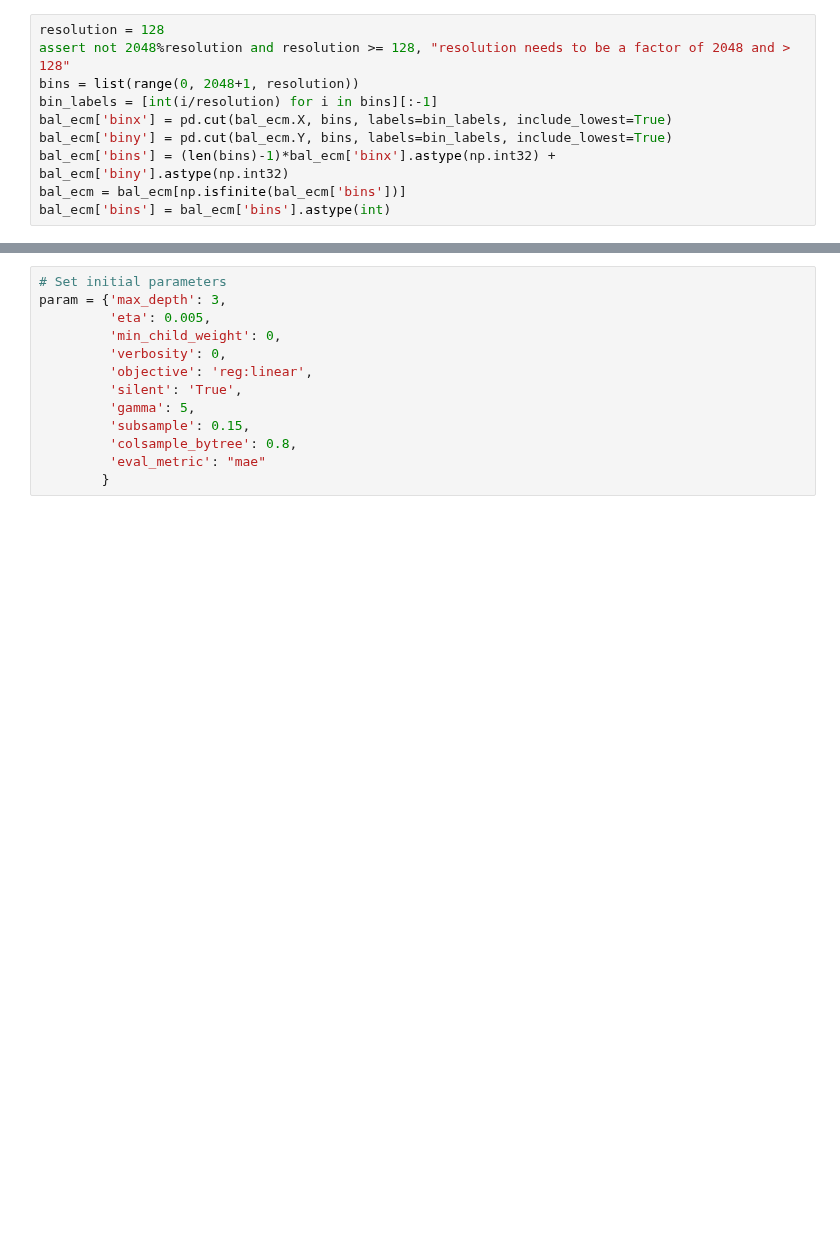
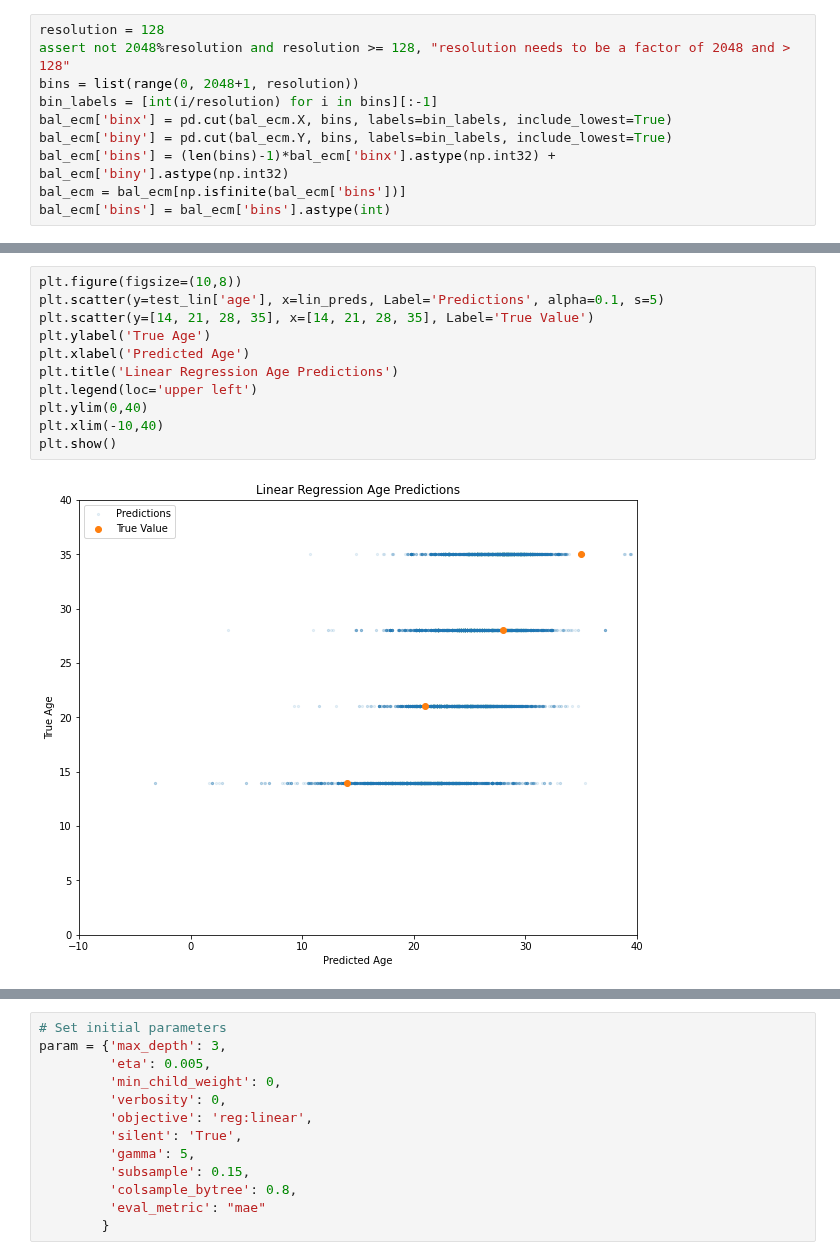
Before and after one commit to Nance-Lab/diff_predictor, a Jupyter notebook: notebooks/age_regression.ipynb, the cells around one changed output, grey strips where cells are left out. Cells and saved outputs as stored; diff of their text form; blank space fills up the shorter version.

```diff
--- a/notebooks/age_regression.ipynb
+++ b/notebooks/age_regression.ipynb
@@ -223,0 +413,13 @@ Baseline MSE is 61.10
+# %%
+plt.figure(figsize=(10,8))
+plt.scatter(y=test_lin['age'], x=lin_preds, Label='Predictions', alpha=0.1, s=5)
+plt.scatter(y=[14, 21, 28, 35], x=[14, 21, 28, 35], Label='True Value')
+plt.ylabel('True Age')
+plt.xlabel('Predicted Age')
+plt.title('Linear Regression Age Predictions')
+plt.legend(loc='upper left')
+plt.ylim(0,40)
+plt.xlim(-10,40)
+plt.show()
+# %% [output]
+[figure, added]
```
Also changed, not shown: parts of 39 cells of this notebook, 1 other file.
